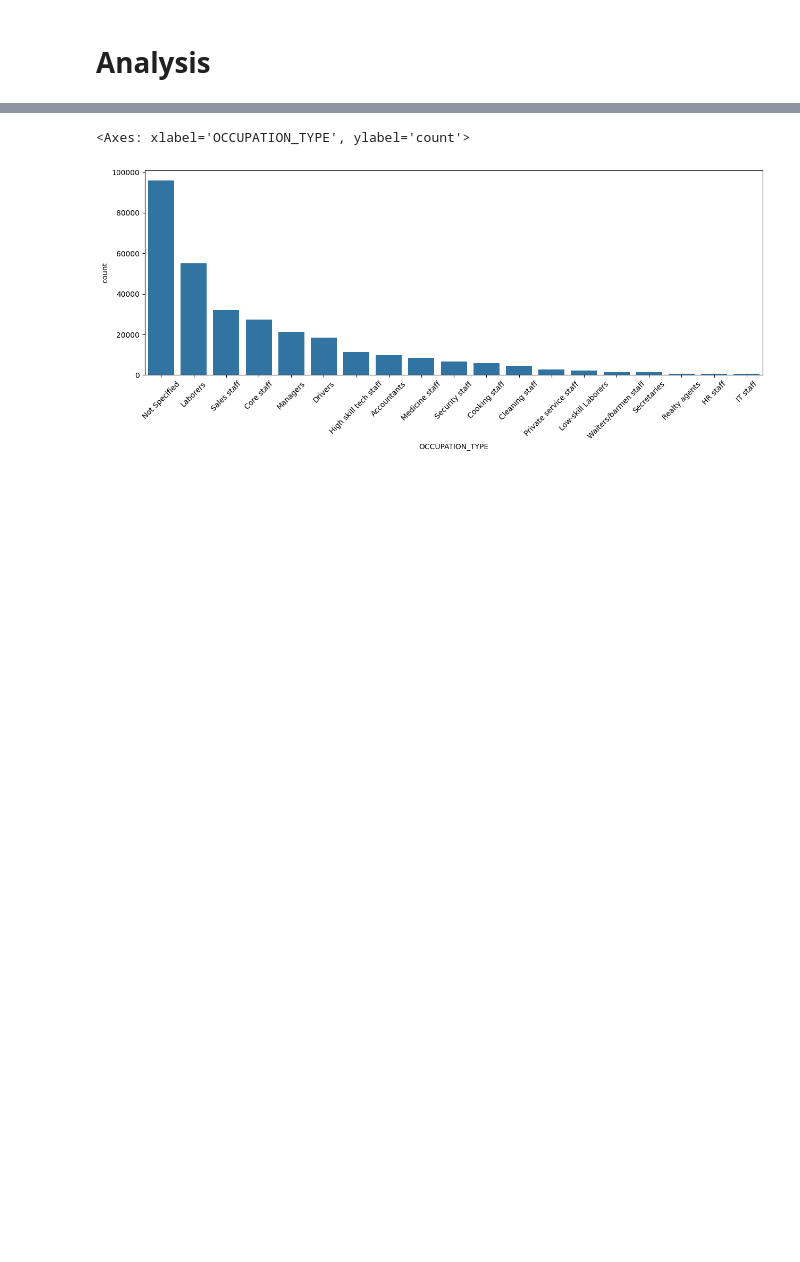
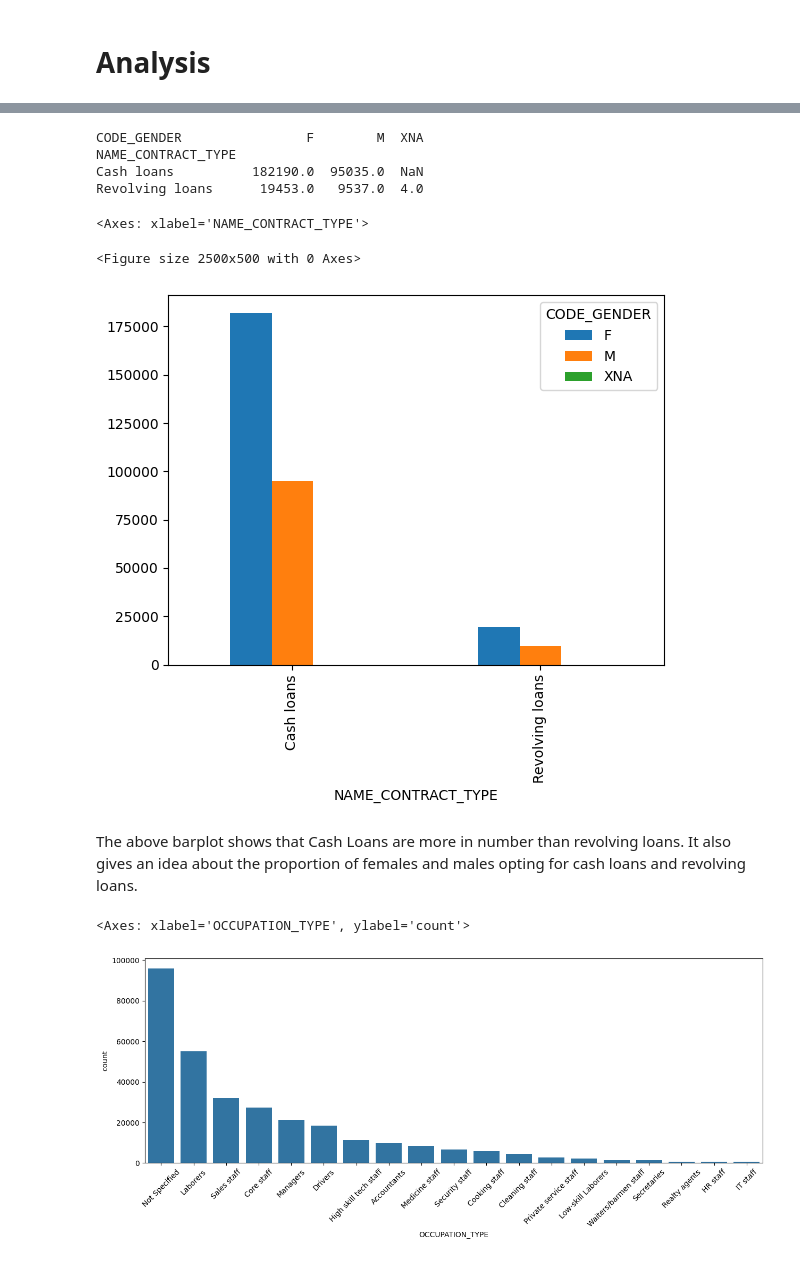
Before and after one commit to AayushParab44/240840325001_EDA_Statistics_Exam, a Jupyter notebook: 240840325001_EDA_Exam.ipynb, the cells around one changed output, grey strips where cells are left out. Cells and saved outputs as stored; diff of their text form; code cells hidden in the pictures; blank space fills up the shorter version.

```diff
--- a/240840325001_EDA_Exam.ipynb
+++ b/240840325001_EDA_Exam.ipynb
@@ -878,3 +785,18 @@ app
+# %%
+df_new2=app.pivot_table('TARGET','NAME_CONTRACT_TYPE','CODE_GENDER',aggfunc='size')  # or np.size
+print(df_new2)
+plt.figure(figsize=(25,5))
+df_new2.plot(kind='bar')
+# %% [output]
+CODE_GENDER                F        M  XNA
+NAME_CONTRACT_TYPE
+Cash loans          182190.0  95035.0  NaN
+Revolving loans      19453.0   9537.0  4.0
+<Axes: xlabel='NAME_CONTRACT_TYPE'>
+<Figure size 2500x500 with 0 Axes>
+[figure, added]
+# %% [markdown]
+The above barplot shows that Cash Loans are more in number than revolving loans. It also gives an idea about the proportion of females and males opting for cash loans and revolving loans.
 # %%
 plt.figure(figsize=(15,5))
 plt.xticks(rotation=45)
```
Also changed, not shown: parts of 66 cells of this notebook.
